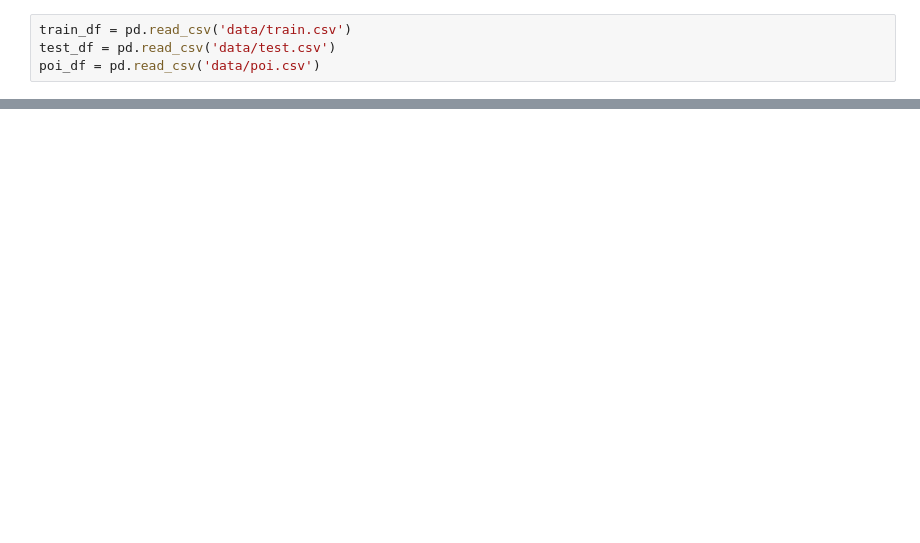
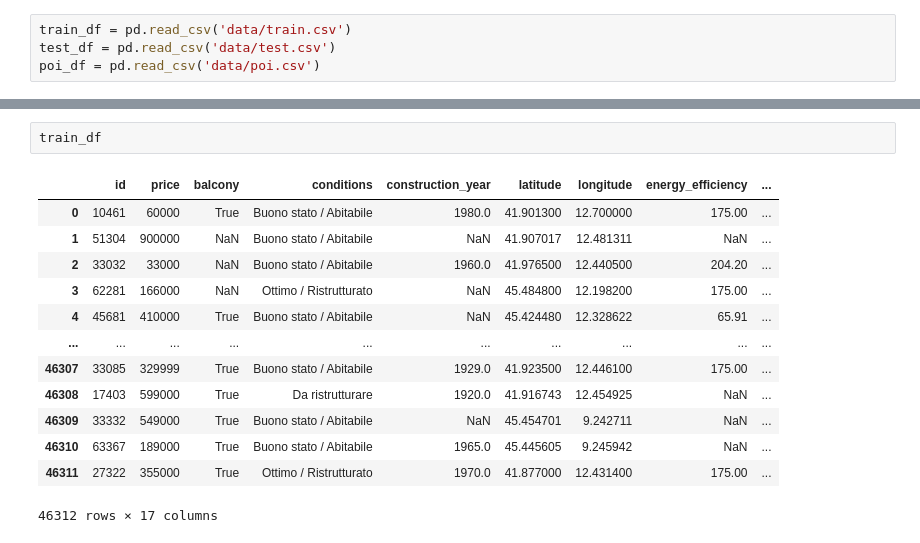
Before and after one commit to VincenzoImp/House-Prices-Prediction, a Jupyter notebook: script.ipynb, the cells around one changed output, grey strips where cells are left out. Cells and saved outputs as stored; diff of their text form; blank space fills up the shorter version.

```diff
--- a/script.ipynb
+++ b/script.ipynb
@@ -511,0 +50,16 @@ It should be noted that the test set was only used to evaluate the model and was
+# %%
+train_df
+# %% [output]
+|  | id | price | balcony | conditions | construction_year | latitude | longitude | energy_efficiency | ... |
+| 0 | 10461 | 60000 | True | Buono stato / Abitabile | 1980.0 | 41.901300 | 12.700000 | 175.00 | ... |
+| 1 | 51304 | 900000 | NaN | Buono stato / Abitabile | NaN | 41.907017 | 12.481311 | NaN | ... |
+| 2 | 33032 | 33000 | NaN | Buono stato / Abitabile | 1960.0 | 41.976500 | 12.440500 | 204.20 | ... |
+| 3 | 62281 | 166000 | NaN | Ottimo / Ristrutturato | NaN | 45.484800 | 12.198200 | 175.00 | ... |
+| 4 | 45681 | 410000 | True | Buono stato / Abitabile | NaN | 45.424480 | 12.328622 | 65.91 | ... |
+| ... | ... | ... | ... | ... | ... | ... | ... | ... | ... |
+| 46307 | 33085 | 329999 | True | Buono stato / Abitabile | 1929.0 | 41.923500 | 12.446100 | 175.00 | ... |
+| 46308 | 17403 | 599000 | True | Da ristrutturare | 1920.0 | 41.916743 | 12.454925 | NaN | ... |
+| 46309 | 33332 | 549000 | True | Buono stato / Abitabile | NaN | 45.454701 | 9.242711 | NaN | ... |
+| 46310 | 63367 | 189000 | True | Buono stato / Abitabile | 1965.0 | 45.445605 | 9.245942 | NaN | ... |
+| 46311 | 27322 | 355000 | True | Ottimo / Ristrutturato | 1970.0 | 41.877000 | 12.431400 | 175.00 | ... |
+46312 rows × 17 columns
```
Also changed, not shown: parts of 113 cells of this notebook, 1 other file.
